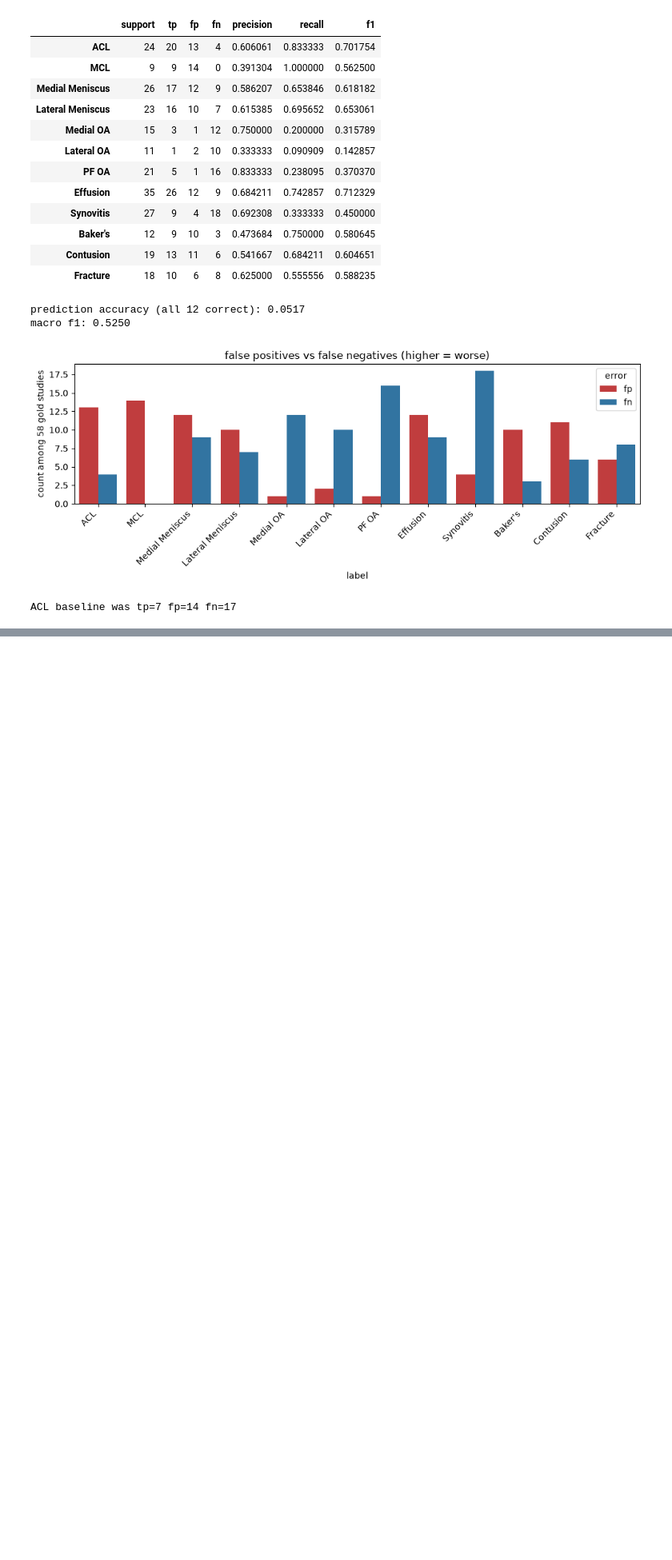
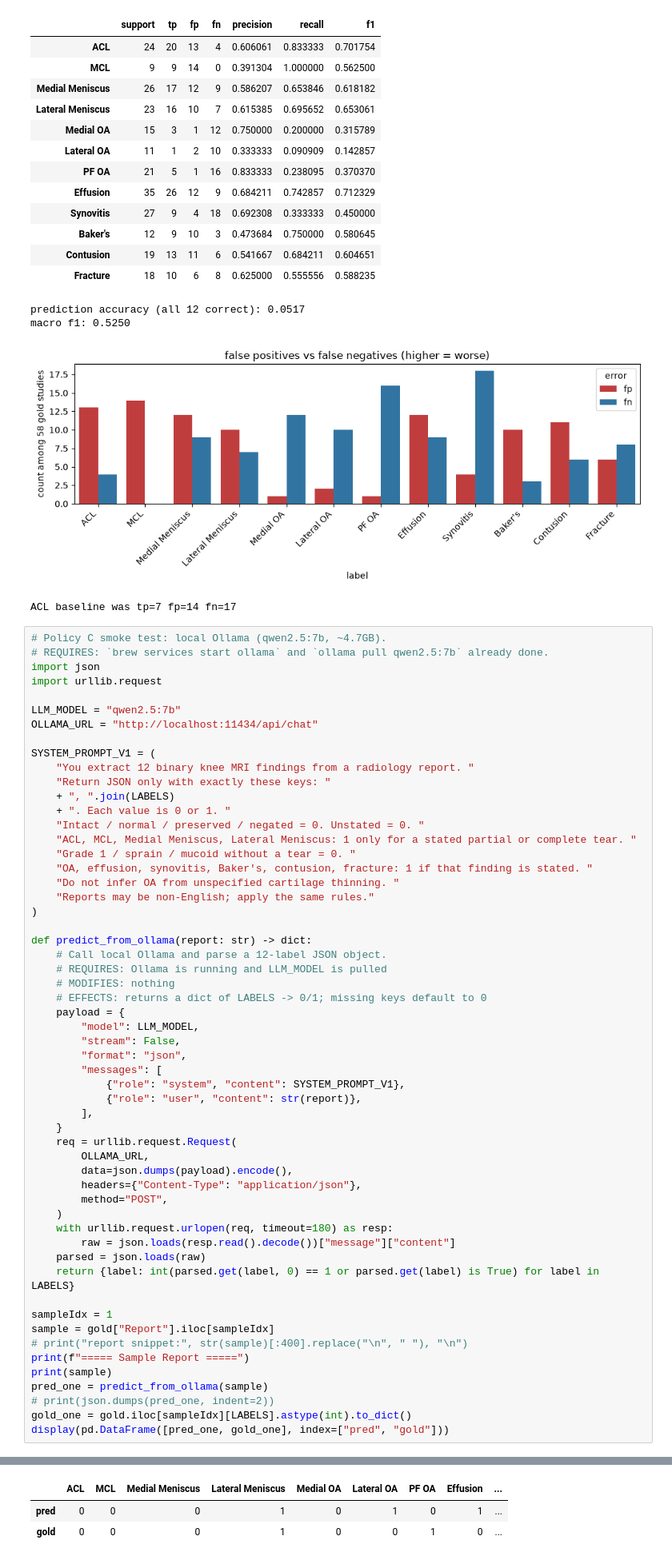
Before and after one commit to paramtully/RSNA-Knee-Abnormality-Detection, a Jupyter notebook: label_extraction.ipynb, the cells around one changed output, grey strips where cells are left out. Shown at 80% size. Saved outputs shown, nothing was run; the diff lists cells and outputs as text; blank space fills up the shorter version.

```diff
--- a/label_extraction.ipynb
+++ b/label_extraction.ipynb
@@ -549,3 +554,60 @@ prediction accuracy (all 12 correct): 0.0517
 macro f1: 0.5250
 [figure]
 ACL baseline was tp=7 fp=14 fn=17
+# %%
+# Policy C smoke test: local Ollama (qwen2.5:7b, ~4.7GB).
+# REQUIRES: `brew services start ollama` and `ollama pull qwen2.5:7b` already done.
+import json
+import urllib.request
+
+LLM_MODEL = "qwen2.5:7b"
+OLLAMA_URL = "http://localhost:11434/api/chat"
+
+SYSTEM_PROMPT_V1 = (
+    "You extract 12 binary knee MRI findings from a radiology report. "
+    "Return JSON only with exactly these keys: "
+    + ", ".join(LABELS)
+    + ". Each value is 0 or 1. "
+    "Intact / normal / preserved / negated = 0. Unstated = 0. "
+    "ACL, MCL, Medial Meniscus, Lateral Meniscus: 1 only for a stated partial or complete tear. "
+    "Grade 1 / sprain / mucoid without a tear = 0. "
+    "OA, effusion, synovitis, Baker's, contusion, fracture: 1 if that finding is stated. "
+    "Do not infer OA from unspecified cartilage thinning. "
+    "Reports may be non-English; apply the same rules."
+)
+
+def predict_from_ollama(report: str) -> dict:
+    # Call local Ollama and parse a 12-label JSON object.
+    # REQUIRES: Ollama is running and LLM_MODEL is pulled
+    # MODIFIES: nothing
+    # EFFECTS: returns a dict of LABELS -> 0/1; missing keys default to 0
+    payload = {
+        "model": LLM_MODEL,
+        "stream": False,
+        "format": "json",
+        "messages": [
+            {"role": "system", "content": SYSTEM_PROMPT_V1},
+            {"role": "user", "content": str(report)},
+        ],
+    }
+    req = urllib.request.Request(
+        OLLAMA_URL,
+        data=json.dumps(payload).encode(),
+        headers={"Content-Type": "application/json"},
+        method="POST",
+    )
+    with urllib.request.urlopen(req, timeout=180) as resp:
+        raw = json.loads(resp.read().decode())["message"]["content"]
+    parsed = json.loads(raw)
+    return {label: int(parsed.get(label, 0) == 1 or parsed.get(label) is True) for label in LABELS}
+
+sampleIdx = 1
+sample = gold["Report"].iloc[sampleIdx]
+# print("report snippet:", str(sample)[:400].replace("\n", " "), "\n")
+print(f"===== Sample Report =====")
+print(sample)
+pred_one = predict_from_ollama(sample)
+# print(json.dumps(pred_one, indent=2))
+gold_one = gold.iloc[sampleIdx][LABELS].astype(int).to_dict()
+display(pd.DataFrame([pred_one, gold_one], index=["pred", "gold"]))
+# %% [output]
@@ -551,0 +627,3 @@ ACL baseline was tp=7 fp=14 fn=17
+|  | ACL | MCL | Medial Meniscus | Lateral Meniscus | Medial OA | Lateral OA | PF OA | Effusion | ... |
+| pred | 0 | 0 | 0 | 1 | 0 | 1 | 0 | 1 | ... |
+| gold | 0 | 0 | 0 | 1 | 0 | 0 | 1 | 0 | ... |
```
Also changed, not shown: parts of 4 cells of this notebook, 1 other file.
